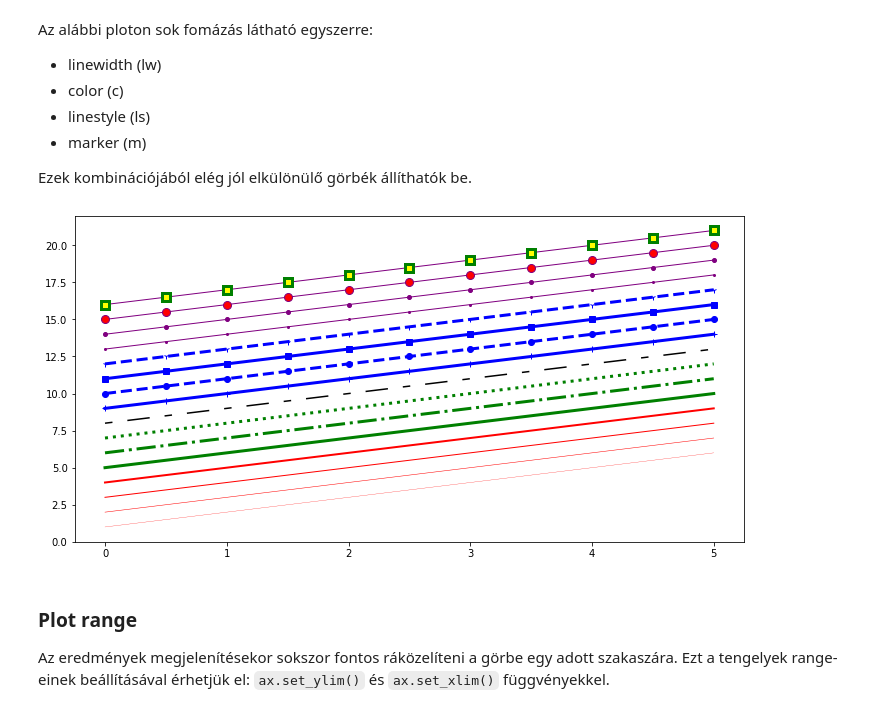
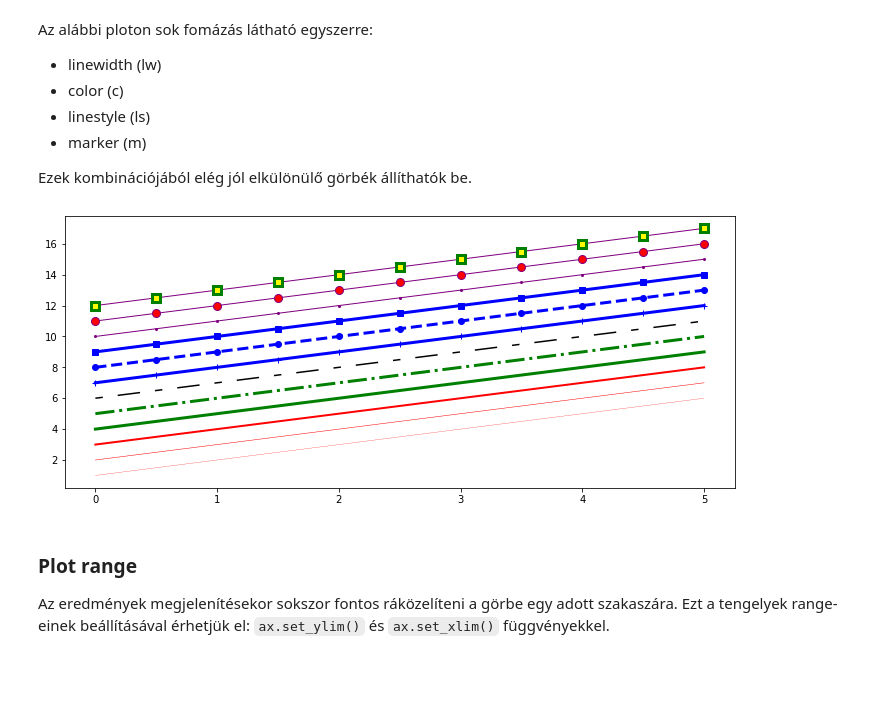
Before and after one commit to mizsakpeti/python-plotting-eCon, a Jupyter notebook: jupyter-notebooks/03_Matplotlib/030_MatPlotLib_Basics.ipynb, the cells around one changed output. Saved outputs shown, nothing was run; the diff lists cells and outputs as text; code cells hidden in the pictures; blank space fills up the shorter version.

```diff
--- a/jupyter-notebooks/03_Matplotlib/030_MatPlotLib_Basics.ipynb
+++ b/jupyter-notebooks/03_Matplotlib/030_MatPlotLib_Basics.ipynb
@@ -286,36 +286,32 @@ Az alábbi ploton sok fomázás látható egyszerre:
 
  Ezek kombinációjából elég jól elkülönülő görbék állíthatók be.
 # %%
-fig, ax = plt.subplots(figsize=(12,6))
+fig, ax = plt.subplots(figsize=(12,5))
 
 ax.plot(x, x+1, color="red", linewidth=0.25)
 ax.plot(x, x+2, color="red", linewidth=0.50)
-ax.plot(x, x+3, color="red", linewidth=1.00)
-ax.plot(x, x+4, color="red", linewidth=2.00)
+ax.plot(x, x+3, color="red", linewidth=2.00)
 
 # possible linestype options ‘-‘, ‘–’, ‘-.’, ‘:’, ‘steps’
-ax.plot(x, x+5, color="green", lw=3, linestyle='-')
-ax.plot(x, x+6, color="green", lw=3, ls='-.')
-ax.plot(x, x+7, color="green", lw=3, ls=':')
+ax.plot(x, x+4, color="green", lw=3, linestyle='-')
+ax.plot(x, x+5, color="green", lw=3, ls='-.')
 
 # custom dash
-line, = ax.plot(x, x+8, color="black", lw=1.50)
+line, = ax.plot(x, x+6, color="black", lw=1.50)
 line.set_dashes([5, 10, 15, 10]) # format: line length, space length, ...
 
 # possible marker symbols: marker = '+', 'o', '*', 's', ',', '.', '1', '2', '3', '4', ...
-ax.plot(x, x+ 9, color="#0000FF", lw=3, ls='-', marker='+')
-ax.plot(x, x+10, color="#0000FF", lw=3, ls='--', marker='o')
-ax.plot(x, x+11, color="#0000FF", lw=3, ls='-', marker='s')
-ax.plot(x, x+12, color="#0000FF", lw=3, ls='--', marker='1')
+ax.plot(x, x+7, color="#0000FF", lw=3, ls='-', marker='+')
+ax.plot(x, x+8, color="#0000FF", lw=3, ls='--', marker='o')
+ax.plot(x, x+9, color="#0000FF", lw=3, ls='-', marker='s')
 
 # marker size and color
-ax.plot(x, x+13, color="purple", lw=1, ls='-', marker='o', markersize=2)
-ax.plot(x, x+14, color="purple", lw=1, ls='-', marker='o', markersize=4)
-ax.plot(x, x+15, color="purple", lw=1, ls='-', marker='o', markersize=8, markerfacecolor="red")
-ax.plot(x, x+16, color="purple", lw=1, ls='-', marker='s', markersize=8,
+ax.plot(x, x+10, color="purple", lw=1, ls='-', marker='o', markersize=2)
+ax.plot(x, x+11, color="purple", lw=1, ls='-', marker='o', markersize=8, markerfacecolor="red")
+ax.plot(x, x+12, color="purple", lw=1, ls='-', marker='s', markersize=8,
         markerfacecolor="yellow", markeredgewidth=3, markeredgecolor="green");
 # %% [output]
-[figure, old version]
+[figure, new version]
 # %% [markdown]
 ### Plot range
 
```
Also changed, not shown: parts of 2 cells of this notebook, 8 other files.
